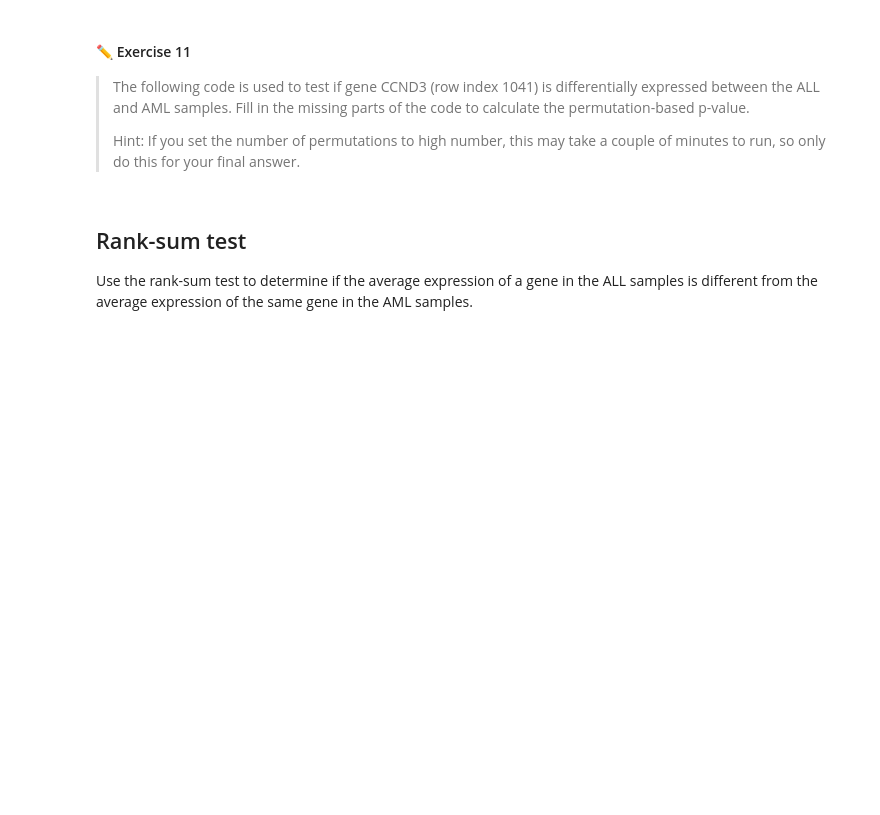
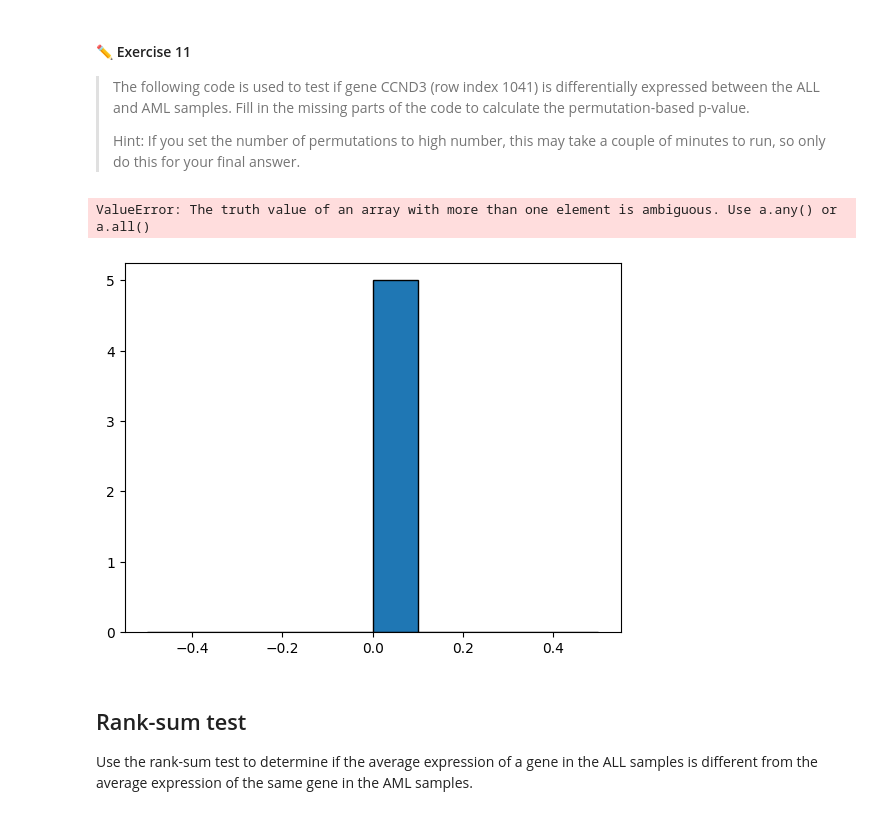
Before and after one commit to Cardcaptress/bioinformatics-data-analyse, a Jupyter notebook: LB2292_Module_1.ipynb, the cells around one changed output. Saved outputs shown, nothing was run; the diff lists cells and outputs as text; code cells hidden in the pictures; blank space fills up the shorter version.

```diff
--- a/LB2292_Module_1.ipynb
+++ b/LB2292_Module_1.ipynb
@@ -407,12 +416,15 @@ observed data is statistically significant and the null hypothesis CAN be reject
 > Calculate the t-statistic and corresponding p-value using the Python function `stats.ttest_1samp`. Do you obtain similar results?
 # %%
 # SOLUTION:
-ttest = stats.ttest_1samp(CCND3_expr[ALL], null_mean, alternative ='two-sided')
+ttest = stats.ttest_1samp(CCND3_ALL, null_mean, alternative ='two-sided')
 
 print('t =',ttest[0])
 print('two sided p =',ttest[1])
 
-print('The calculated t values are similar but the p values greatly differ')
+print('The calculated t values are very similar')
+
+if ttest[1] == p2:
+  print('The calculated p-values are the same')
 # %% [output]
 t = 3.3877270242941013
 two sided p = 0.002253431164166766
@@ -432,0 +442,21 @@ The calculated t values are similar but the p values greatly differ
+# %%
+# Solution
+
+#variables
+totalgenes = 3050
+alpha = 0.05
+gene_idx = 0
+tgene_sig_count = 0
+
+for gene_idx in range(totalgenes):
+  gene_expr = data[gene_idx]
+  gene_ALL = gene_expr[ALL] #sort ALL and AML data
+  gene_AML = gene_expr[AML]
+
+  ttest = stats.ttest_ind(gene_ALL, gene_AML, equal_var=False, alternative='two-sided')
+  ttest_p = ttest[1] #Perform two-sided, two-sample t-test with unequal variances
+
+  if ttest_p < alpha: #find significant p-values
+    tgene_sig_count += 1
+
+print('Amount of significant genes:',tgene_sig_count)
@@ -443,37 +475,40 @@ The calculated t values are similar but the p values greatly differ
 # SOLUTION:
 
 # Complete the below code by replacing the ??? to answer the exercise
-original_tstat, _ = ???
+original_tstat = ttest[0]
 
 #select the number of permutations
-nperm = ???
+nperm = 5
 
 #this is where the permuted t scores will be stored
 rand_tstat = np.zeros((nperm, ))
 
 for i in range(nperm):
 	#generate a new (random) label vector
 	permutedLabels = np.random.permutation(labels)
 
 	#find the indices of the ALL and AML samples
 	randALL = np.where(permutedLabels == 0)[0]
 	randAML = np.where(permutedLabels == 1)[0]
 
 	#extract  the random samples from the original data
 	rALL = data[gene_idx, randALL]
 	rAML = data[gene_idx, randAML]
 
 	#calculate the t-statistic between rALL and rAML for iteration i
-	??? = ???
+	#??? = ???
 
 
 #plot the histogram of the t-statistics you calculated
 plt.hist(rand_tstat, edgecolor='k')
 plt.axvline(original_tstat, c='r', linewidth=3)
 
 plt.show()
 
-perm_pvalue = ???
+#perm_pvalue = ???
+# %% [output]
+ValueError: The truth value of an array with more than one element is ambiguous. Use a.any() or a.all()
+[figure, added]
 # %% [markdown]
 ## Rank-sum test
 
```
Also changed, not shown: parts of 11 cells of this notebook.
